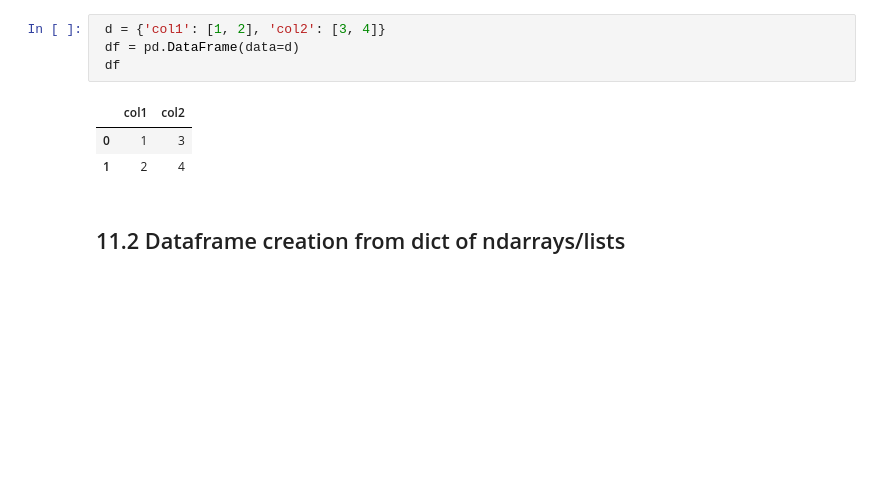
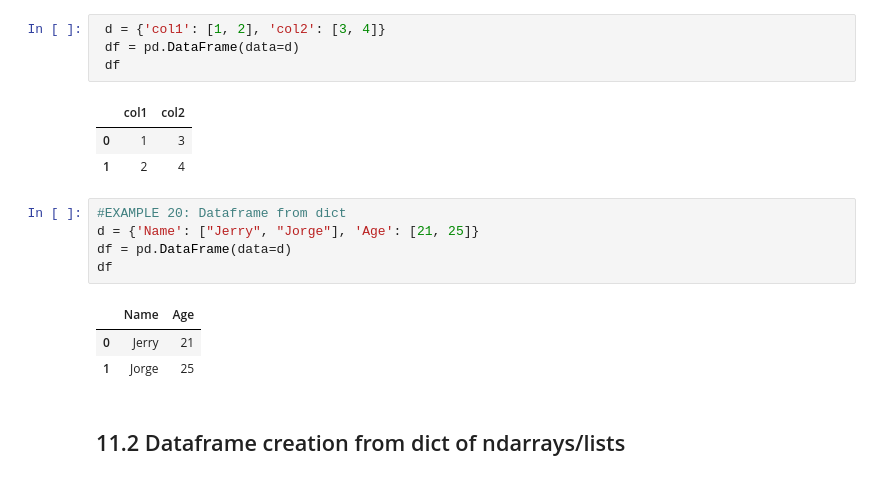
Before and after one commit to thomasp3450/Week1-Intro-to-Python-Thomas_P, a Jupyter notebook: Introduction_to_Python.ipynb, the cells around one changed output. Cells and saved outputs as stored; diff of their text form; blank space fills up the shorter version.

```diff
--- a/Introduction_to_Python.ipynb
+++ b/Introduction_to_Python.ipynb
@@ -1112,6 +1302,15 @@ d  NaN    3
 |  | col1 | col2 |
 | 0 | 1 | 3 |
 | 1 | 2 | 4 |
+# %%
+#EXAMPLE 20: Dataframe from dict
+d = {'Name': ["Jerry", "Jorge"], 'Age': [21, 25]}
+df = pd.DataFrame(data=d)
+df
+# %% [output]
+|  | Name | Age |
+| 0 | Jerry | 21 |
+| 1 | Jorge | 25 |
 # %% [markdown]
 ## 11.2  Dataframe creation from dict of ndarrays/lists
 # %% [markdown]
```
Also changed, not shown: parts of 24 cells of this notebook.
